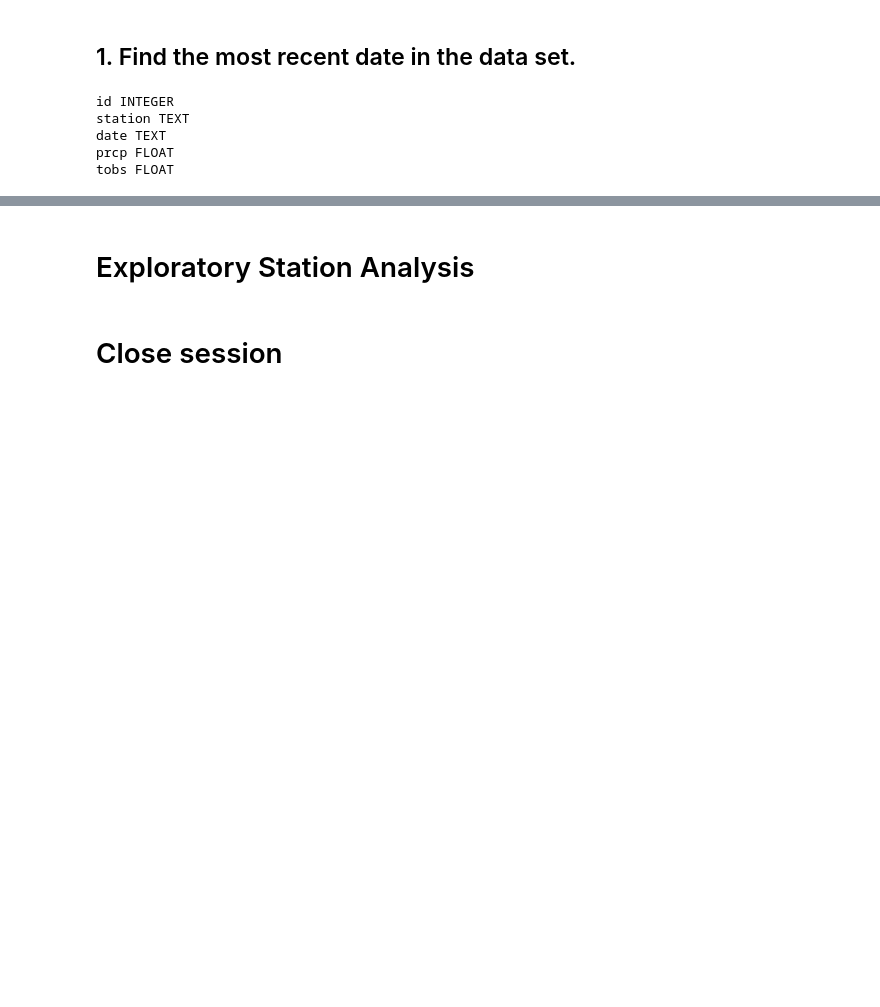
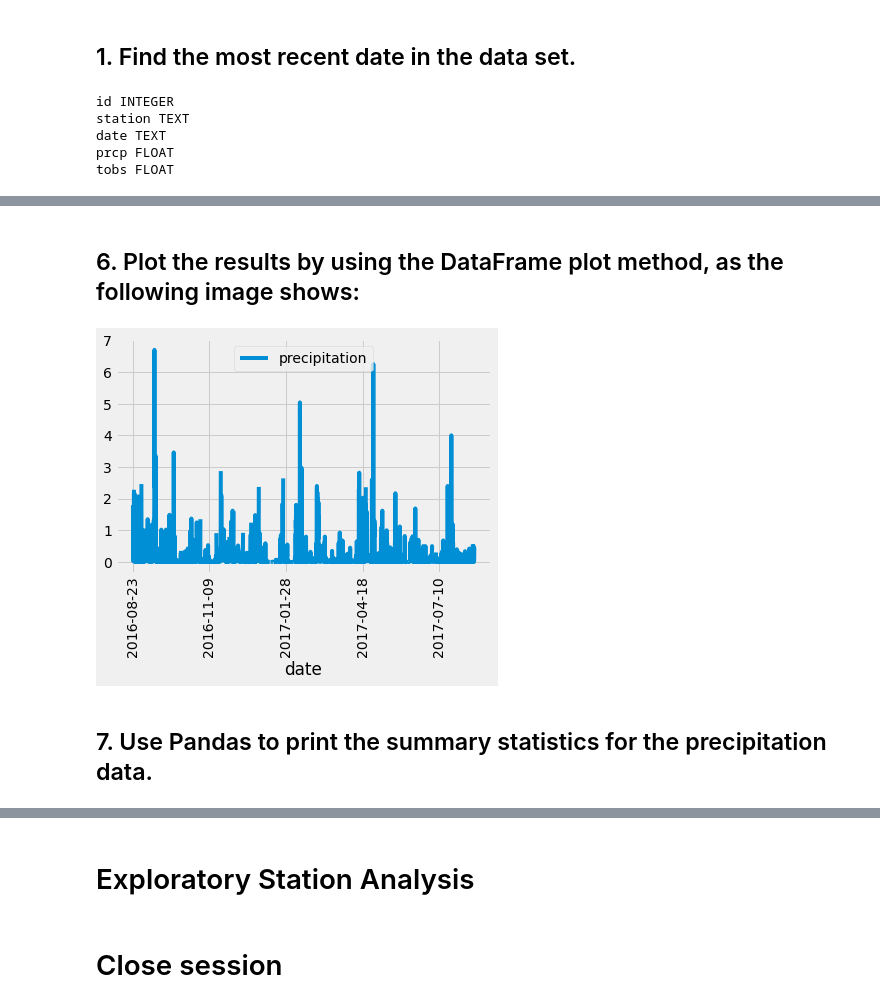
Before and after one commit to WMatthewARC/Module-10-Challenge, a Jupyter notebook: SurfsUp/climate_starter.ipynb, the cells around one changed output, grey strips where cells are left out. Saved outputs shown, nothing was run; the diff lists cells and outputs as text; code cells hidden in the pictures; blank space fills up the shorter version.

```diff
--- a/SurfsUp/climate_starter.ipynb
+++ b/SurfsUp/climate_starter.ipynb
@@ -201,9 +177,6 @@ for MDateQuery in MDateQuery:
 # %%
-PrcpDateQuery = session.query(Measurement.prcp, func.sum(Measurement.prcp))\
-    .group_by(Measurement.prcp)\
-    .order_by(func.sum(Measurement.prcp).desc())\
-    .all()
-
-for PrcpDateQuery in PrcpDateQuery:
-    print(PrcpDateQuery)
+PrcpData12m = session.query(Measurement.date, Measurement.prcp).\
+filter(Measurement.date >= year_ago).all()
+for i in PrcpData12m:
+    print (i)
 # %% [output]
@@ -265,0 +204,4 @@ for m in session.scalars(query):
+# %%
+PrcpData12mDF = pd.DataFrame(PrcpData12m, columns=['date', 'precipitation'])
+
+PrcpData12mDF.head()
@@ -265,0 +219,4 @@ for m in session.scalars(query):
+# %%
+PrcpData12mDF = PrcpData12mDF.sort_values("date")
+
+PrcpData12mDF.head()
@@ -265,0 +230,2 @@ for m in session.scalars(query):
+# %% [markdown]
+## 6. Plot the results by using the DataFrame plot method, as the following image shows:
@@ -266,2 +234,11 @@ for m in session.scalars(query):
+# %%
+PrcpData12mDF.plot(x= "date", y= "precipitation", rot= 90)
+
+ax.set_ylabel("inches")
+plt.show()
+# %% [output]
+[figure, added]
+# %% [markdown]
+## 7. Use Pandas to print the summary statistics for the precipitation data.
 # %%
 # Use Pandas to calcualte the summary statistics for the precipitation data
```
Also changed, not shown: parts of 22 cells of this notebook.
